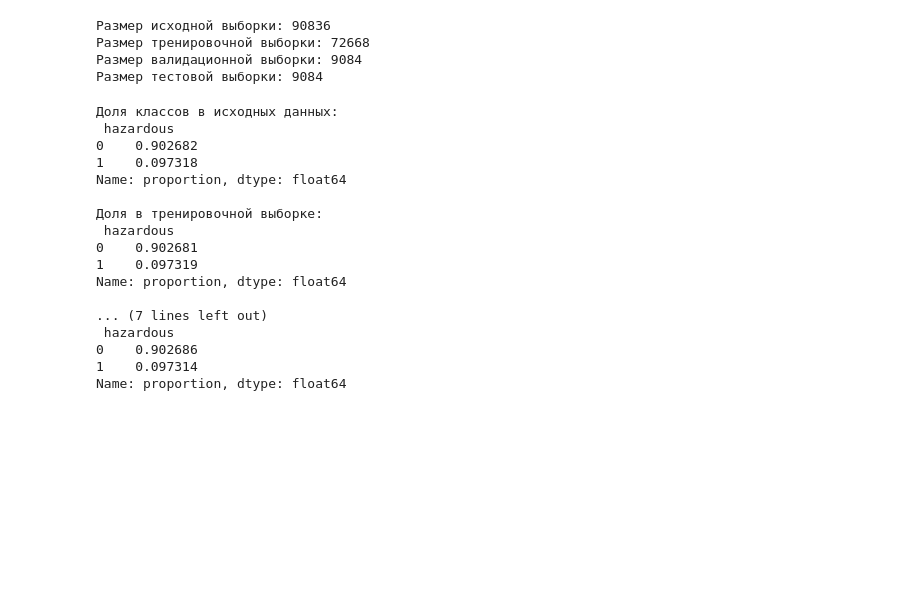
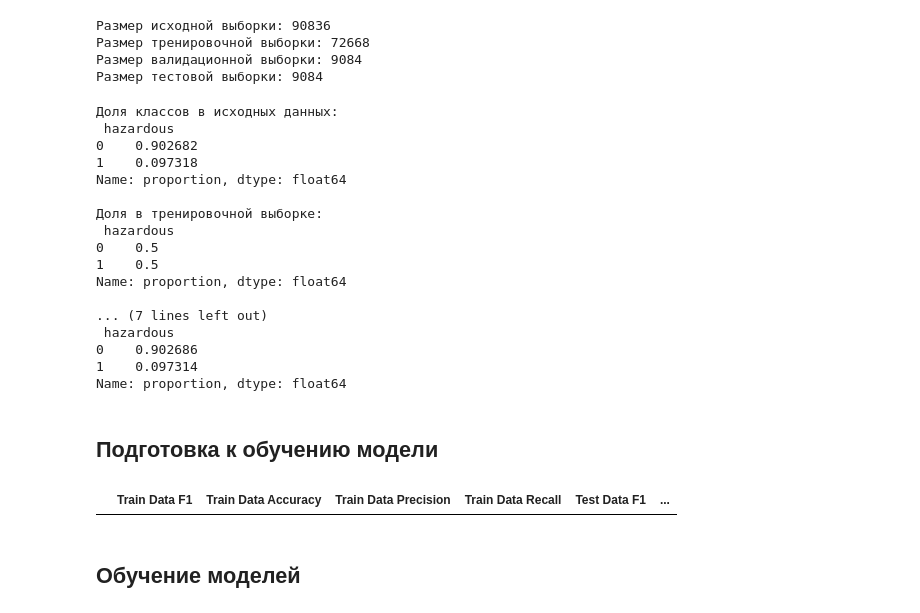
Before and after one commit to stwz13/ml, a Jupyter notebook: lab3.ipynb, the cells around one changed output. Saved outputs shown, nothing was run; the diff lists cells and outputs as text; code cells hidden in the pictures; blank space fills up the shorter version.

```diff
--- a/lab3.ipynb
+++ b/lab3.ipynb
@@ -66,6 +77,6 @@ print(f"Размер исходной выборки: {len(X)}\n"
 # %%
 print("Доля классов в исходных данных:\n", y.value_counts(normalize=True))
-print("\nДоля в тренировочной выборке:\n", y_train.value_counts(normalize=True))
+print("\nДоля в тренировочной выборке:\n", y_train_res.value_counts(normalize=True))
 print("\nДоля в валидационной выборке:\n", y_val.value_counts(normalize=True))
 print("\nДоля в тестовой выборке:\n", y_test.value_counts(normalize=True))
 # %% [output]
@@ -77,8 +88,8 @@ Name: proportion, dtype: float64
 
 Доля в тренировочной выборке:
  hazardous
-0    0.902681
-1    0.097319
+0    0.5
+1    0.5
 Name: proportion, dtype: float64
 
 ... (7 lines left out)
@@ -86,3 +97,5 @@ Name: proportion, dtype: float64
 0    0.902686
 1    0.097314
 Name: proportion, dtype: float64
+# %% [markdown]
+## Подготовка к обучению модели
@@ -88,0 +247,18 @@ Name: proportion, dtype: float64
+# %%
+columns1 = []
+columns2 = []
+
+metrics = ["F1", "Accuracy", "Precision", "Recall"]
+for type_of_data in ["Train Data", "Test Data"]:
+    for metric in metrics:
+        columns1.append(type_of_data + " " + metric)
+
+for type_of_division in ["Метод hold-out", "Метод k-fold"]:
+    for metric in metrics:
+        columns2.append(type_of_division + " " + metric)
+
+train_test_table = pd.DataFrame(columns=columns1)
+hold_kfold_table = pd.DataFrame(columns=columns2)
+train_test_table
+# %% [output]
+|  | Train Data F1 | Train Data Accuracy | Train Data Precision | Train Data Recall | Test Data F1 | ... |
@@ -88,0 +299,2 @@ Name: proportion, dtype: float64
+# %% [markdown]
+## Обучение моделей
```
Also changed, not shown: parts of 11 cells of this notebook.
